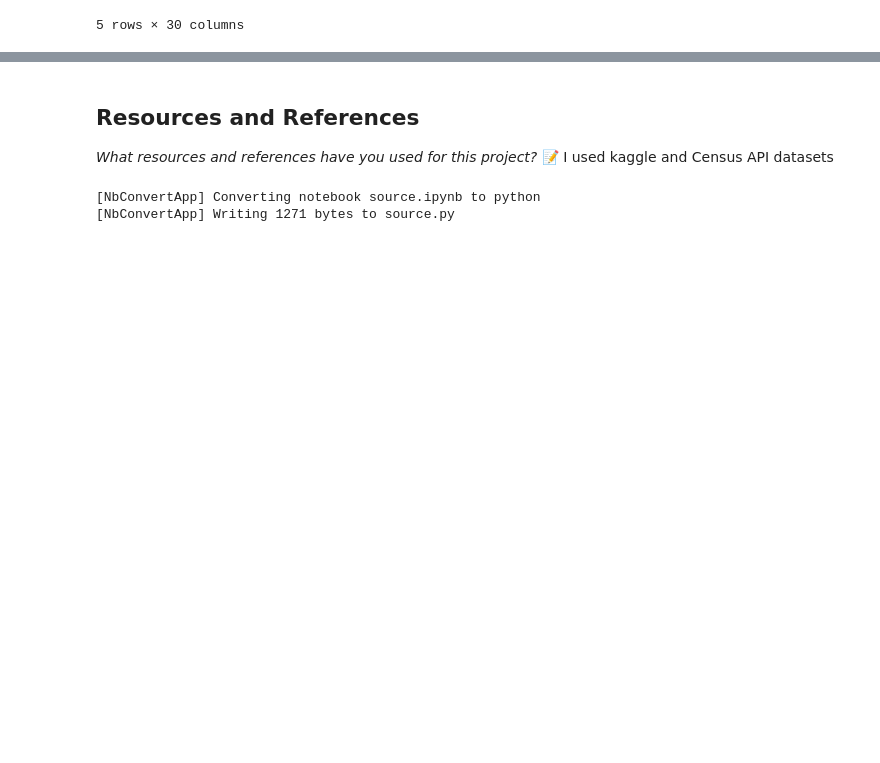
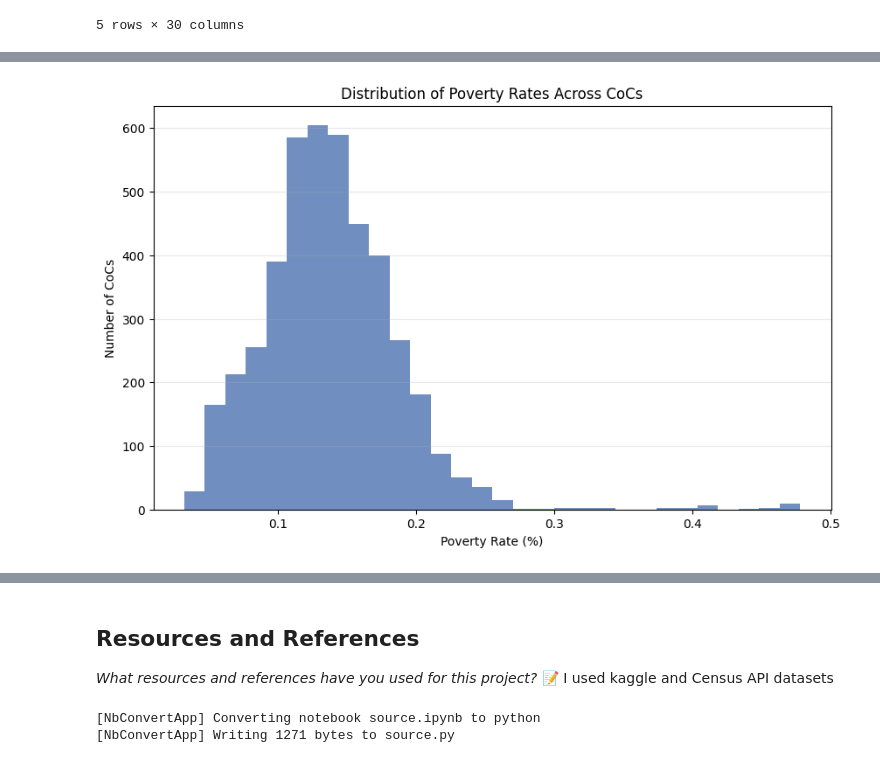
Before and after one commit to IT4063C-Spring26/final-project-emilykjones, a Jupyter notebook: source.ipynb, the cells around one changed output, grey strips where cells are left out. Saved outputs shown, nothing was run; the diff lists cells and outputs as text; code cells hidden in the pictures; blank space fills up the shorter version.

```diff
--- a/source.ipynb
+++ b/source.ipynb
@@ -79,0 +135,35 @@ df.head()
+# %%
+df = pd.read_csv("data/Zillow.csv")
+ #Drop the national aggregate row
+# -----------------------------
+df = df[df['RegionName'] != 'United States'].reset_index(drop=True)
+
+# -----------------------------
+# 3. Identify date columns
+# -----------------------------
+date_cols = [col for col in df.columns if col[:4].isdigit()]
+
+# -----------------------------
+# 4. Melt wide → long format
+# -----------------------------
+df_long = df.melt(
+    id_vars=['RegionID', 'SizeRank', 'RegionName', 'RegionType', 'StateName'],
+    value_vars=date_cols,
+    var_name='Date',
+    value_name='Price'
+)
+
+# -----------------------------
+# 5. Convert Date column to datetime
+# -----------------------------
+df_long['Date'] = pd.to_datetime(df_long['Date'])
+
+# -----------------------------
+# 6. Optional: Filter to only MSAs
+# -----------------------------
+df_long = df_long[df_long['RegionType'] == 'msa'].reset_index(drop=True)
+
+# -----------------------------
+# 7. Final cleaned dataset
+# -----------------------------
+df_long.head()
@@ -79,0 +230,10 @@ df.head()
+# %%
+plt.figure(figsize=(10,6))
+plt.hist(df['Poverty_Rate'], bins=30, color='#4C72B0', alpha=0.8)
+plt.title("Distribution of Poverty Rates Across CoCs")
+plt.xlabel("Poverty Rate (%)")
+plt.ylabel("Number of CoCs")
+plt.grid(axis='y', alpha=0.3)
+plt.show()
+# %% [output]
+[figure, added]
```
Also changed, not shown: parts of 16 cells of this notebook.
